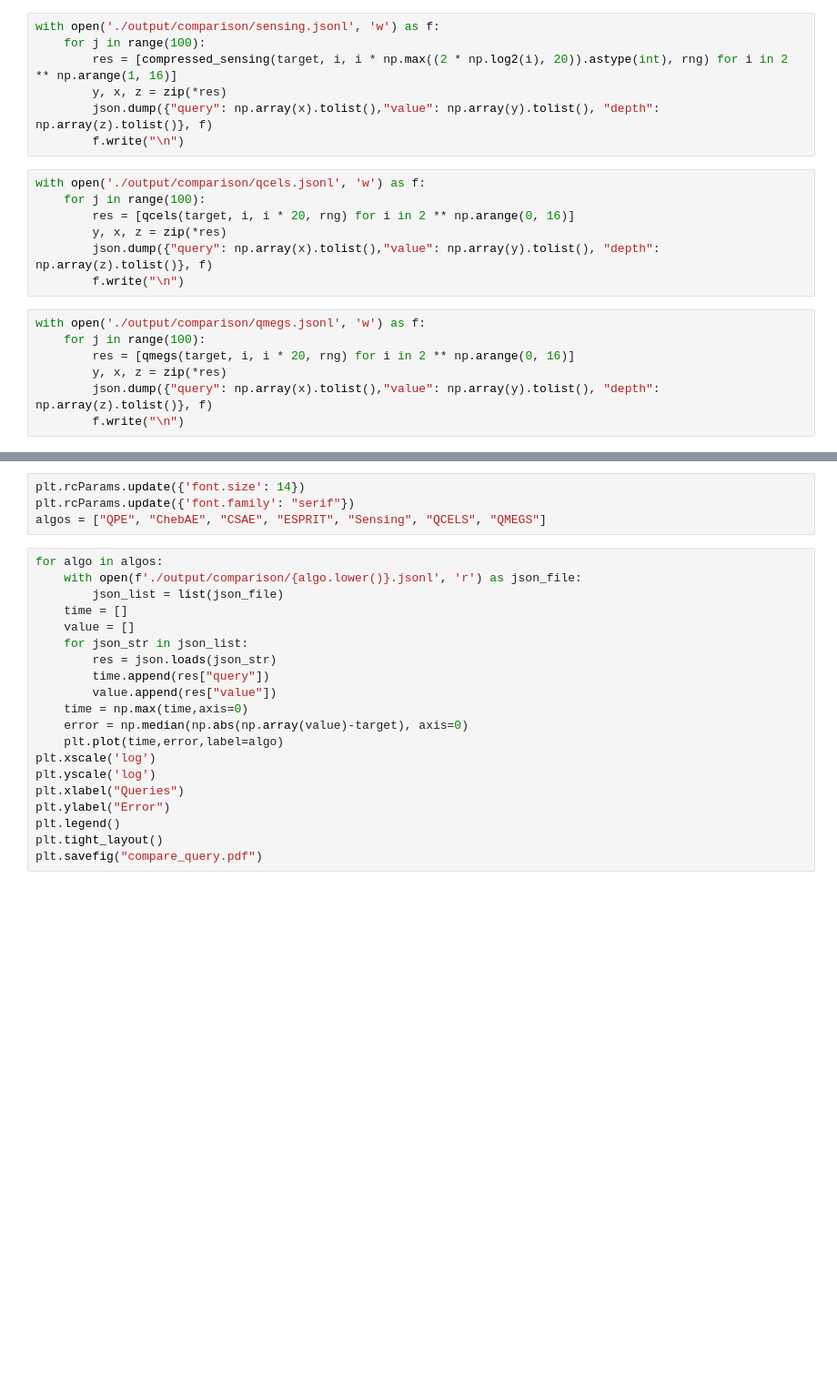
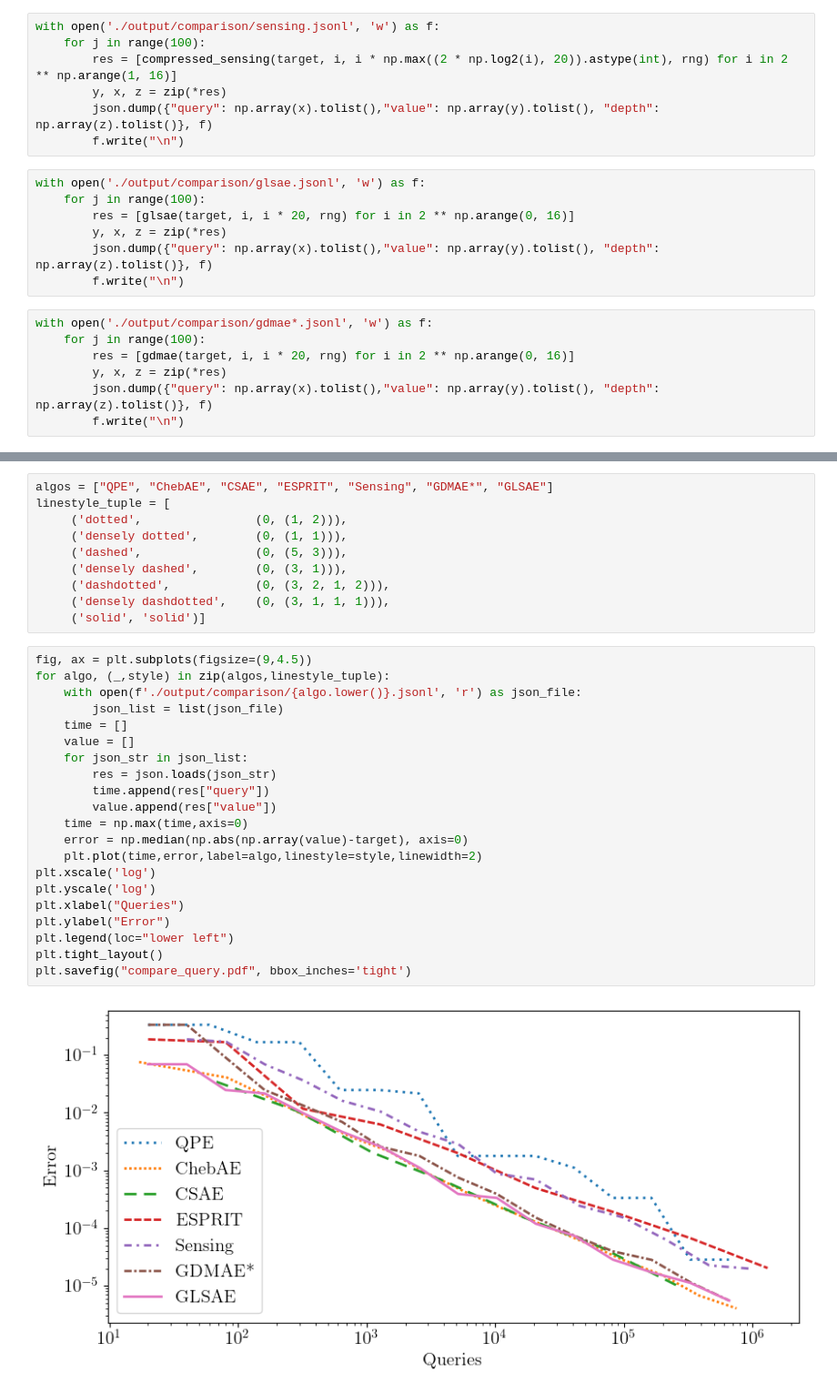
Before and after one commit to georgepwhuang/qae_with_spe, a Jupyter notebook: comparison.ipynb, the cells around one changed output, grey strips where cells are left out. Shown at 91% size. Drawn from its saved outputs; the diff is of its cells as text; blank space fills up the shorter version.

```diff
--- a/comparison.ipynb
+++ b/comparison.ipynb
@@ -49,16 +49,16 @@ with open('./output/comparison/sensing.jsonl', 'w') as f:
         json.dump({"query": np.array(x).tolist(),"value": np.array(y).tolist(), "depth": np.array(z).tolist()}, f)
         f.write("\n")
 # %%
-with open('./output/comparison/qcels.jsonl', 'w') as f:
+with open('./output/comparison/glsae.jsonl', 'w') as f:
     for j in range(100):
-        res = [qcels(target, i, i * 20, rng) for i in 2 ** np.arange(0, 16)]
+        res = [glsae(target, i, i * 20, rng) for i in 2 ** np.arange(0, 16)]
         y, x, z = zip(*res)
         json.dump({"query": np.array(x).tolist(),"value": np.array(y).tolist(), "depth": np.array(z).tolist()}, f)
         f.write("\n")
 # %%
-with open('./output/comparison/qmegs.jsonl', 'w') as f:
+with open('./output/comparison/gdmae*.jsonl', 'w') as f:
     for j in range(100):
-        res = [qmegs(target, i, i * 20, rng) for i in 2 ** np.arange(0, 16)]
+        res = [gdmae(target, i, i * 20, rng) for i in 2 ** np.arange(0, 16)]
         y, x, z = zip(*res)
         json.dump({"query": np.array(x).tolist(),"value": np.array(y).tolist(), "depth": np.array(z).tolist()}, f)
         f.write("\n")
@@ -65,25 +67,34 @@ with open('./output/comparison/qmegs.jsonl', 'w') as f:
 # %%
-plt.rcParams.update({'font.size': 14})
-plt.rcParams.update({'font.family': "serif"})
-algos = ["QPE", "ChebAE", "CSAE", "ESPRIT", "Sensing", "QCELS", "QMEGS"]
+algos = ["QPE", "ChebAE", "CSAE", "ESPRIT", "Sensing", "GDMAE*", "GLSAE"]
+linestyle_tuple = [
+     ('dotted',                (0, (1, 2))),
+     ('densely dotted',        (0, (1, 1))),
+     ('dashed',                (0, (5, 3))),
+     ('densely dashed',        (0, (3, 1))),
+     ('dashdotted',            (0, (3, 2, 1, 2))),
+     ('densely dashdotted',    (0, (3, 1, 1, 1))),
+     ('solid', 'solid')]
 # %%
-for algo in algos:
+fig, ax = plt.subplots(figsize=(9,4.5))
+for algo, (_,style) in zip(algos,linestyle_tuple):
     with open(f'./output/comparison/{algo.lower()}.jsonl', 'r') as json_file:
         json_list = list(json_file)
     time = []
     value = []
     for json_str in json_list:
         res = json.loads(json_str)
         time.append(res["query"])
         value.append(res["value"])
     time = np.max(time,axis=0)
     error = np.median(np.abs(np.array(value)-target), axis=0)
-    plt.plot(time,error,label=algo)
+    plt.plot(time,error,label=algo,linestyle=style,linewidth=2)
 plt.xscale('log')
 plt.yscale('log')
 plt.xlabel("Queries")
 plt.ylabel("Error")
-plt.legend()
+plt.legend(loc="lower left")
 plt.tight_layout()
-plt.savefig("compare_query.pdf")
+plt.savefig("compare_query.pdf", bbox_inches='tight')
+# %% [output]
+[figure, added]
 # %%
```
Also changed, not shown: parts of 3 cells of this notebook, 4 other files.
